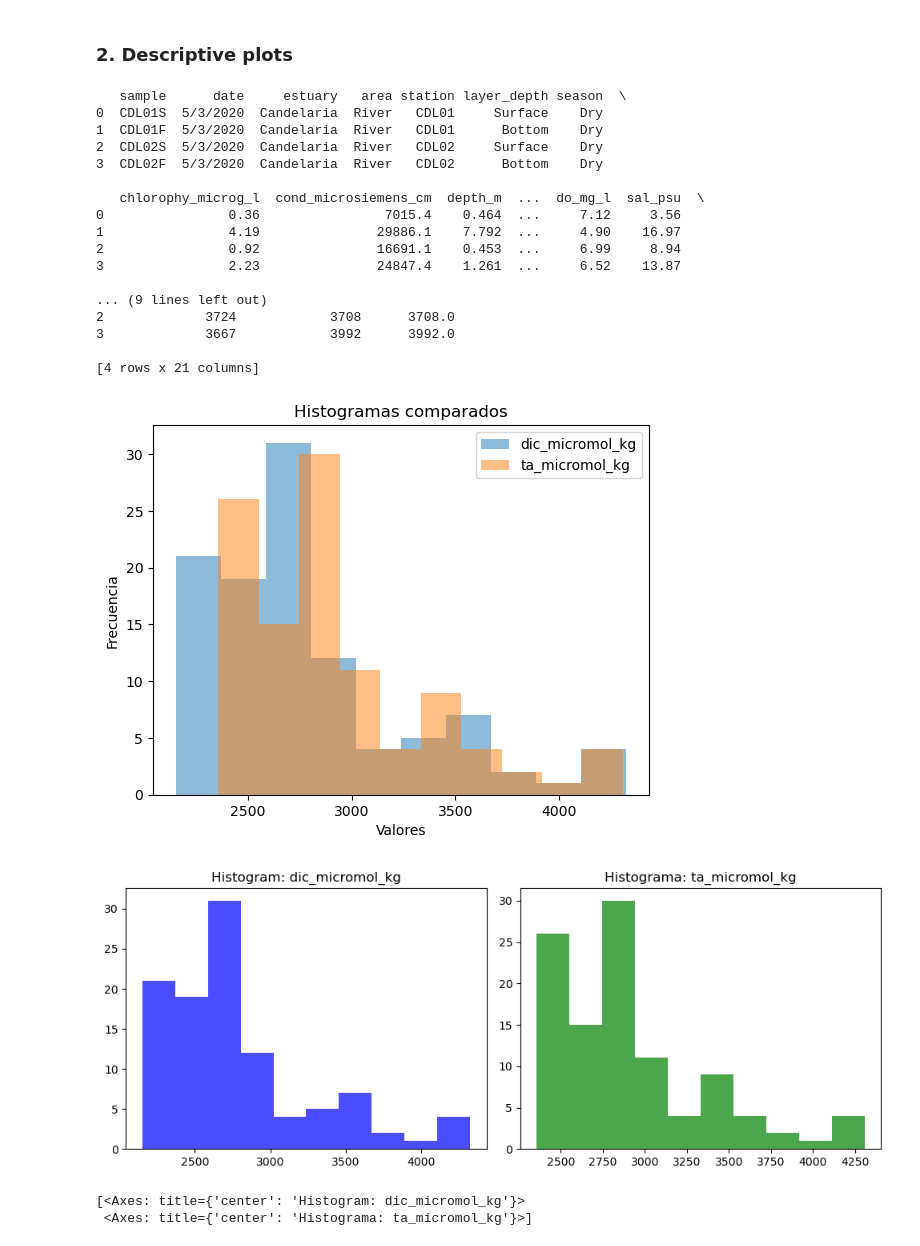
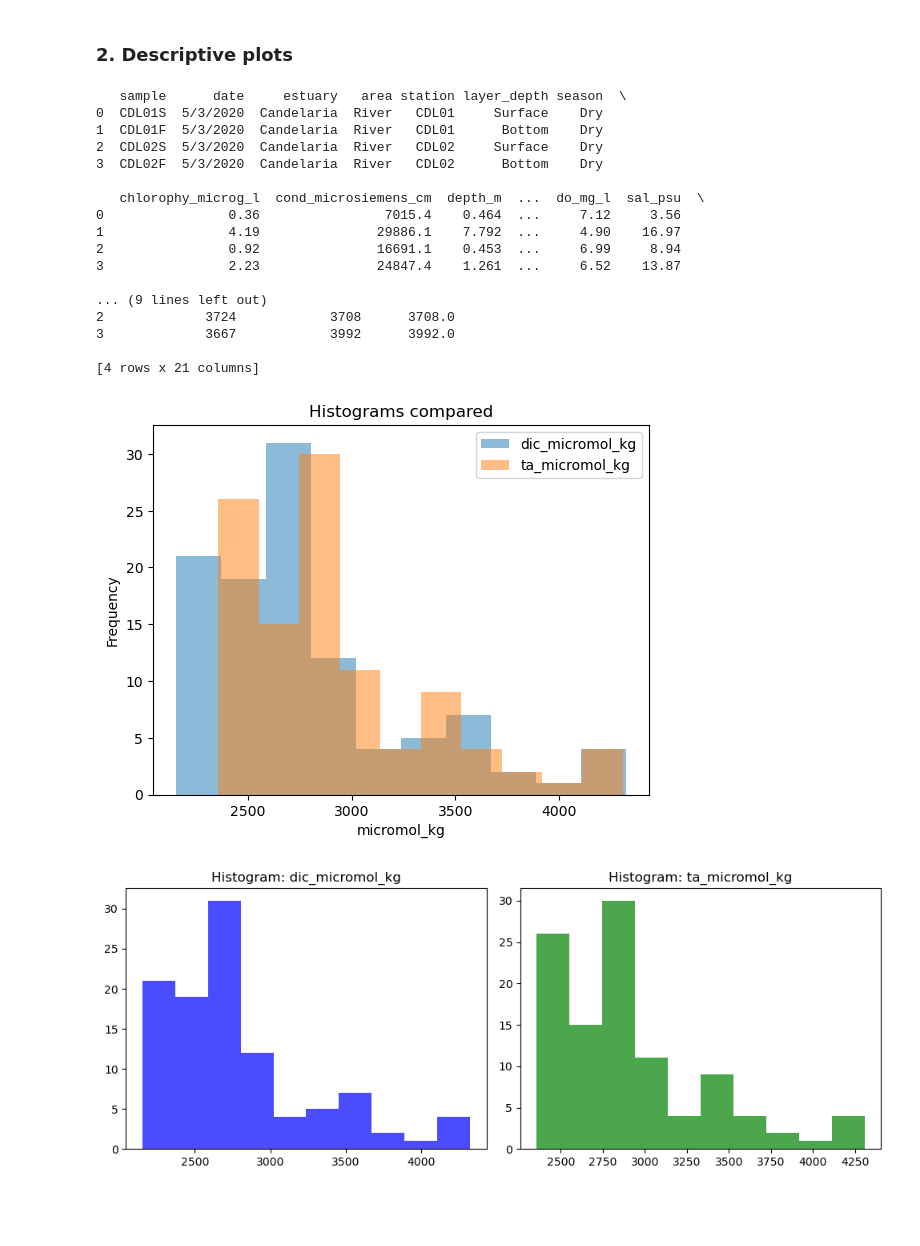
Before and after one commit to Juan-git-fciencias/modelado-ecologico, a Jupyter notebook: Mi script_Juan_Reyes.ipynb, the cells around one changed output. Cells and saved outputs as stored; diff of their text form; code cells hidden in the pictures; blank space fills up the shorter version.

Commit message:
histograma

```diff
--- a/Mi script_Juan_Reyes.ipynb
+++ b/Mi script_Juan_Reyes.ipynb
@@ -96,41 +96,39 @@ print(df.head(4))
 # Plot histogram of DIC and TAC
 df["dic_micromol_kg"].plot.hist(alpha=0.5, bins=10)
 df["ta_micromol_kg"].plot.hist(alpha=0.5, bins=10)
-plt.xlabel("Valores")
-plt.ylabel("Frecuencia")
-plt.title("Histogramas comparados")
+plt.xlabel("micromol_kg")
+plt.ylabel("Frequency")
+plt.title("Histograms compared")
 plt.legend()
 plt.show()
 # Individual plot of DIC and TAC
 fig, axes = plt.subplots(1, 2, figsize=(10,4))
 
 axes[0].hist(df["dic_micromol_kg"], bins=10, color='blue', alpha=0.7)
 axes[0].set_title("Histogram: dic_micromol_kg")
 
 axes[1].hist(df["ta_micromol_kg"], bins=10, color='green', alpha=0.7)
-axes[1].set_title("Histograma: ta_micromol_kg")
+axes[1].set_title("Histogram: ta_micromol_kg")
 
 plt.tight_layout()
 plt.show()
 # %% [output]
    sample      date     estuary   area station layer_depth season  \
 0  CDL01S  5/3/2020  Candelaria  River   CDL01     Surface    Dry
 1  CDL01F  5/3/2020  Candelaria  River   CDL01      Bottom    Dry
 2  CDL02S  5/3/2020  Candelaria  River   CDL02     Surface    Dry
 3  CDL02F  5/3/2020  Candelaria  River   CDL02      Bottom    Dry
 
    chlorophy_microg_l  cond_microsiemens_cm  depth_m  ...  do_mg_l  sal_psu  \
 0                0.36                7015.4    0.464  ...     7.12     3.56
 1                4.19               29886.1    7.792  ...     4.90    16.97
 2                0.92               16691.1    0.453  ...     6.99     8.94
 3                2.23               24847.4    1.261  ...     6.52    13.87
 
 ... (9 lines left out)
 2             3724            3708      3708.0
 3             3667            3992      3992.0
 
 [4 rows x 21 columns]
-[figure, old version]
+[figure, new version]
 [figure]
-[<Axes: title={'center': 'Histogram: dic_micromol_kg'}>
- <Axes: title={'center': 'Histograma: ta_micromol_kg'}>]
```
